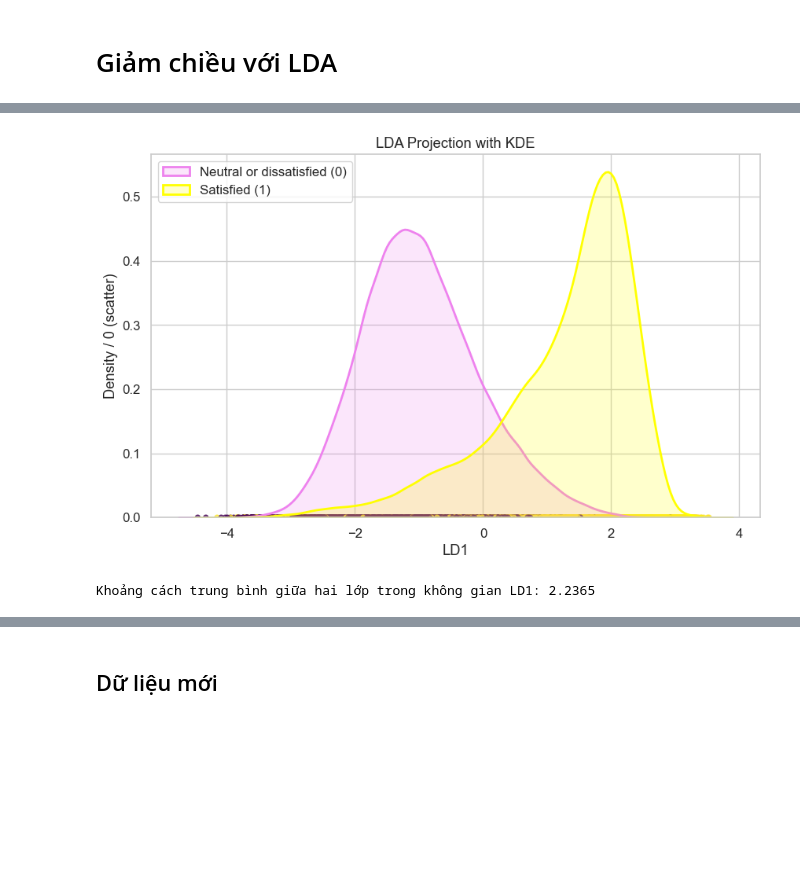
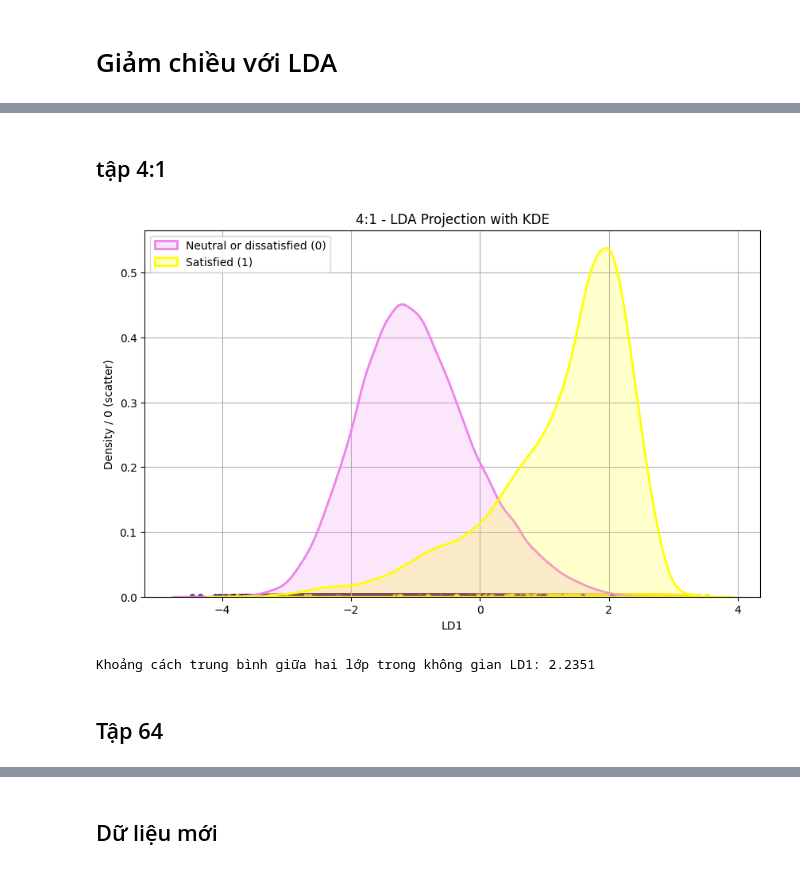
Before and after one commit to Phan-Hai/Airline_Passenger_Satisfaction_EDA, a Jupyter notebook: Notebooks/Dec.ipynb, the cells around one changed output, grey strips where cells are left out. Cells and saved outputs as stored; diff of their text form; code cells hidden in the pictures; blank space fills up the shorter version.

```diff
--- a/Notebooks/Dec.ipynb
+++ b/Notebooks/Dec.ipynb
@@ -109,51 +238,15 @@ X_lda = lda.fit_transform(X, y)
-# %%
-fig, ax = plt.subplots(figsize=(10, 6))
-
-ax.scatter(
-    X_lda[:, 0],
-    [0] * len(X_lda),
-    c=y,
-    cmap='viridis',
-    alpha=0.7,
-    s=20,
-    zorder=1
-)
-
-sns.kdeplot(
-    X_lda[y == 0, 0],
-    fill=True,
-    alpha=0.2,
-    color='violet',
-    label='Neutral or dissatisfied (0)',
-    ax=ax,
-    linewidth=2,
-    zorder=2
-)
-sns.kdeplot(
-    X_lda[y == 1, 0],
-    fill=True,
-    alpha=0.2,
-    color='yellow',
-    label='Satisfied (1)',
-    ax=ax,
-    linewidth=2,
-    zorder=2
-)
-
-ax.set_xlabel('LD1')
-ax.set_ylabel('Density / 0 (scatter)')
-ax.set_title('LDA Projection with KDE')
-ax.legend()
-ax.grid(True)
-
-plt.show()
-# %% [output]
-[figure, removed]
-# %%
-mean_class_0 = np.mean(X_lda[y == 0])
-mean_class_1 = np.mean(X_lda[y == 1])
-separation = abs(mean_class_0 - mean_class_1)
-
-print(f"Khoảng cách trung bình giữa hai lớp trong không gian LD1: {separation:.4f}")
-# %% [output]
-Khoảng cách trung bình giữa hai lớp trong không gian LD1: 2.2365
+# %% [markdown]
+## tập 4:1
+# %%
+df = pd.read_csv(r'D:\9. ky2nam3\ML\Project_ML\data\original_data\train41.csv')
+
+df_cleaned = df.drop(columns=['Index', 'id'], errors='ignore')
+X_41 = df_cleaned.drop(columns=['satisfaction_satisfied'])
+y_41 = df_cleaned['satisfaction_satisfied']
+# %%
+train_lda_41 = run_lda_train(X_41, y_41, name = '4:1')
+# %% [output]
+[figure, added]
+Khoảng cách trung bình giữa hai lớp trong không gian LD1: 2.2351
+# %% [markdown]
+## Tập 64
```
Also changed, not shown: parts of 49 cells of this notebook, 21 other files.
